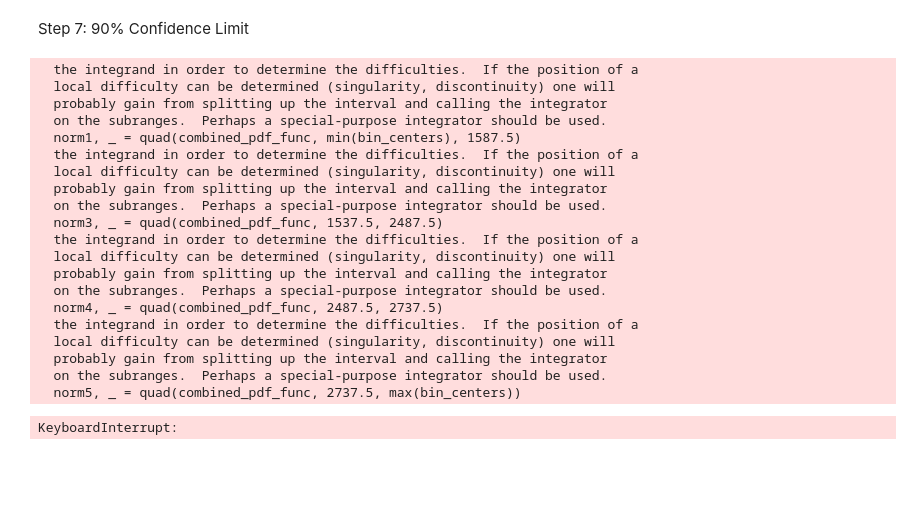
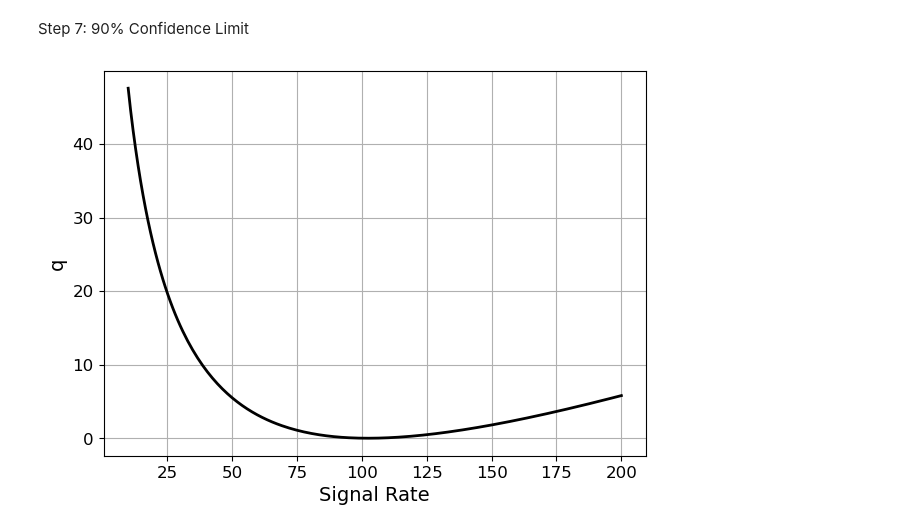
Before and after one commit to Brainz22/DSC291, a Jupyter notebook: finalProject_nb.ipynb, the cells around one changed output. Drawn from its saved outputs; the diff is of its cells as text; code cells hidden in the pictures; blank space fills up the shorter version.

```diff
--- a/finalProject_nb.ipynb
+++ b/finalProject_nb.ipynb
@@ -461,54 +489,36 @@ print(m)
 # %% [markdown]
 Step 7: 90% Confidence Limit
 # %%
-thetaNLDBD_scan = np.linspace(0, 200, 100)  # Test range of signal strengths
+thetaNLDBD_scan = np.linspace(10, 200, 200)  # Test range of signal strengths
 q_values = []
 
 for theta in thetaNLDBD_scan:
-    m_fixed = Minuit(lambda thetaA, thetaB, thetaC : chi2(thetaA, thetaB, thetaC, theta),thetaA=1, thetaB=1, thetaC=1)
+    m_fixed = Minuit(lambda thetaA, thetaB, thetaC : chi2(thetaA, thetaB, thetaC, theta),thetaA=1350, thetaB=770, thetaC=1000)
     m_fixed.limits = [(0, None)] * 3
+    m_fixed.errordef = Minuit.LEAST_SQUARES
     m_fixed.migrad()
+    # m_fixed.simplex()
     if not m_fixed.valid:
         print(f"Warning: Fit failed for theta = {theta}")
     chi2_fixed = m_fixed.fval
     # print(chi2_fixed)
 
     # Calculate q for this signal rate
     q = chi2_fixed-chi2_min
     # print(chi2_fixed, chi2_min, theta)
     q_values.append(q)
 
 # Plot q vs. signal rate
 plt.figure(figsize=(7, 5))
 plt.plot(thetaNLDBD_scan, q_values, color='black', linewidth=2)
 plt.xticks(fontsize=12)
 plt.yticks(fontsize=12)
 plt.xlabel("Signal Rate", fontsize=14)
 plt.ylabel("q", fontsize=14)
 plt.grid()
 plt.show()
 # %% [output]
-  the integrand in order to determine the difficulties.  If the position of a
-  local difficulty can be determined (singularity, discontinuity) one will
-  probably gain from splitting up the interval and calling the integrator
-  on the subranges.  Perhaps a special-purpose integrator should be used.
-  norm1, _ = quad(combined_pdf_func, min(bin_centers), 1587.5)
-  the integrand in order to determine the difficulties.  If the position of a
-  local difficulty can be determined (singularity, discontinuity) one will
-  probably gain from splitting up the interval and calling the integrator
-  on the subranges.  Perhaps a special-purpose integrator should be used.
-  norm3, _ = quad(combined_pdf_func, 1537.5, 2487.5)
-  the integrand in order to determine the difficulties.  If the position of a
-  local difficulty can be determined (singularity, discontinuity) one will
-  probably gain from splitting up the interval and calling the integrator
-  on the subranges.  Perhaps a special-purpose integrator should be used.
-  norm4, _ = quad(combined_pdf_func, 2487.5, 2737.5)
-  the integrand in order to determine the difficulties.  If the position of a
-  local difficulty can be determined (singularity, discontinuity) one will
-  probably gain from splitting up the interval and calling the integrator
-  on the subranges.  Perhaps a special-purpose integrator should be used.
-  norm5, _ = quad(combined_pdf_func, 2737.5, max(bin_centers))
-KeyboardInterrupt:
+[figure, added]
 # %%
 closest_diff = float('inf')
 closest_rate = float('inf')
```
Also changed, not shown: parts of 21 cells of this notebook.
